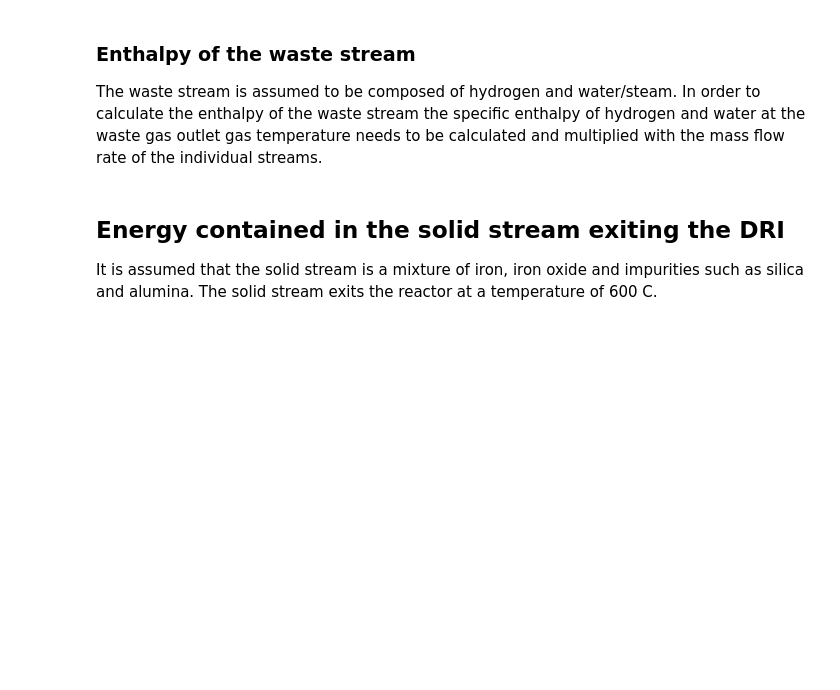
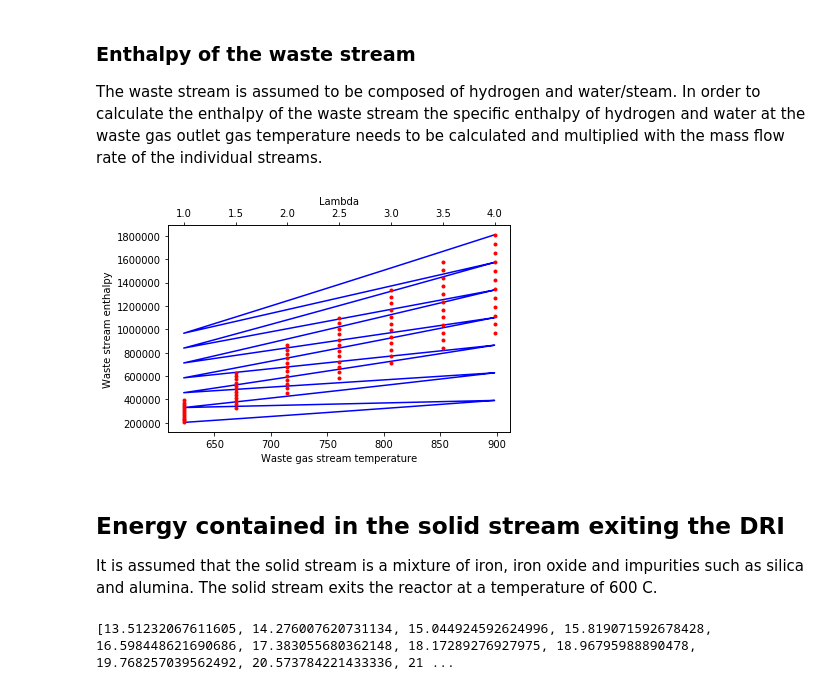
Before and after one commit to abhinavbhaskar/directreducediron, a Jupyter notebook: DRI_EAF_system_model.ipynb, the cells around one changed output. Drawn from its saved outputs; the diff is of its cells as text; code cells hidden in the pictures; blank space fills up the shorter version.

```diff
--- a/DRI_EAF_system_model.ipynb
+++ b/DRI_EAF_system_model.ipynb
@@ -321,14 +379,15 @@ The waste stream is assumed to be composed of hydrogen and water/steam. In order
 # %%
 # Energy in the waste stream varying with lambda
 H_offgas=[]
-for k in range(10):
-    for i in range(15):
+for k in range(7):
+    for i in range(12):
         H_offgas.append((water_tls*H2O_EN_per_kg[i]) +(H2_waste_stream[k]*H2_enthalpy_1(T_waste[i])*(1000/mol_weight_H2)))
         #print("lambda_h", lambda_h2[k])
         #print("T_waste temperature",T_waste[i])
-print("Energy in the waste stream in Kj/tls",H_offgas,len(H_offgas))
+#print("Energy in the waste stream in Kj/tls",H_offgas,len(H_offgas))
 df_w=pd.read_csv('Waste_stream_temperature.csv')
 df_w['Enthalpy of waste stream']=H_offgas
+df_w.to_csv('Waste gas enthalpy.csv', encoding='utf-8', index=False)
 
 #plt.plot(lambda_h2,H_offgas,'o')
 #plt.xlabel('lambda_h2')
@@ -336,19 +395,21 @@ df_w['Enthalpy of waste stream']=H_offgas
 # %%
 fig, ax1 = plt.subplots()
 ax1.plot(df_w['Temperature '],df_w['Enthalpy of waste stream'], 'b-')
 ax1.set_xlabel('Waste gas stream temperature')
 # Make the y-axis label, ticks and tick labels match the line color.
-ax1.set_ylabel('Waste stream enthalpy', color='b')
-ax1.tick_params('y', colors='b')
+ax1.set_ylabel('Waste stream enthalpy', color='black')
+ax1.tick_params('y', colors='black')
 
 ax2 = ax1.twiny()
 ax2.plot(df_w['Lambda'],df_w['Enthalpy of waste stream'], 'r.')
-ax2.set_ylabel('Waste strean enthalpy', color='r')
+ax2.set_ylabel('Waste strean enthalpy', color='g')
 ax2.set_xlabel('Lambda')
 ax2.tick_params('y', colors='r')
 
 fig.tight_layout()
 plt.show()
+# %% [output]
+[figure, added]
 # %% [markdown]
 ## Energy contained in the solid stream exiting the DRI
 It is assumed that the solid stream is a mixture of iron, iron oxide and impurities such as silica and alumina. The solid stream exits the reactor at a temperature of 600 C.
@@ -414,5 +475,8 @@ df_ex=pd.read_csv('alpha_temperature.csv')
 df_ex['En_fe']=En_fe
 df_ex['En_feo']=En_feo
 df_ex.head(10)
+df_ex.to_csv('waste stream enthalpy', encoding='utf-8', index=False)
+# %% [output]
+[13.51232067611605, 14.276007620731134, 15.044924592624996, 15.819071592678428, 16.598448621690686, 17.383055680362148, 18.17289276927975, 18.96795988890478, 19.768257039562492, 20.573784221433336, 21 ...
 # %%
 plt.plot(df_ex['Alpha'],df_ex['En_fe'],df_ex['Alpha'],df_ex['En_feo'])
```
Also changed, not shown: parts of 22 cells of this notebook.
